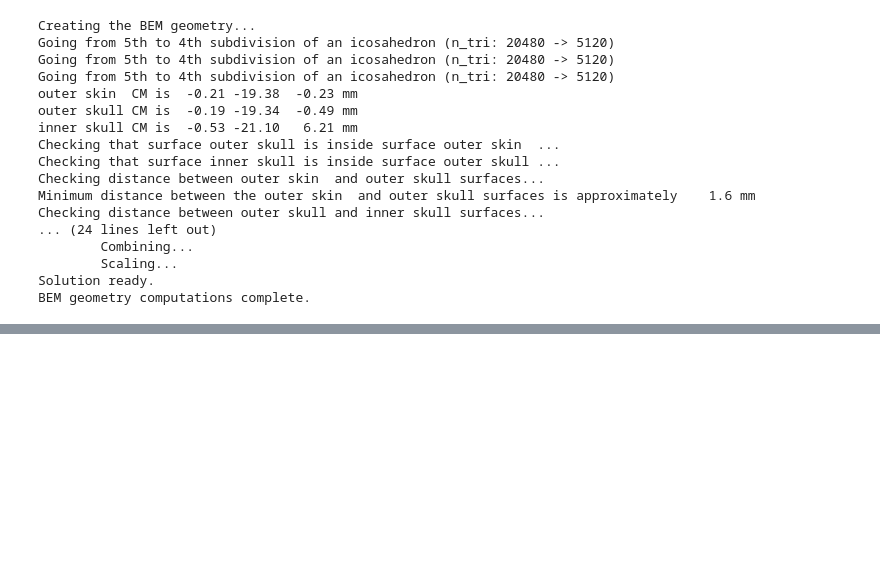
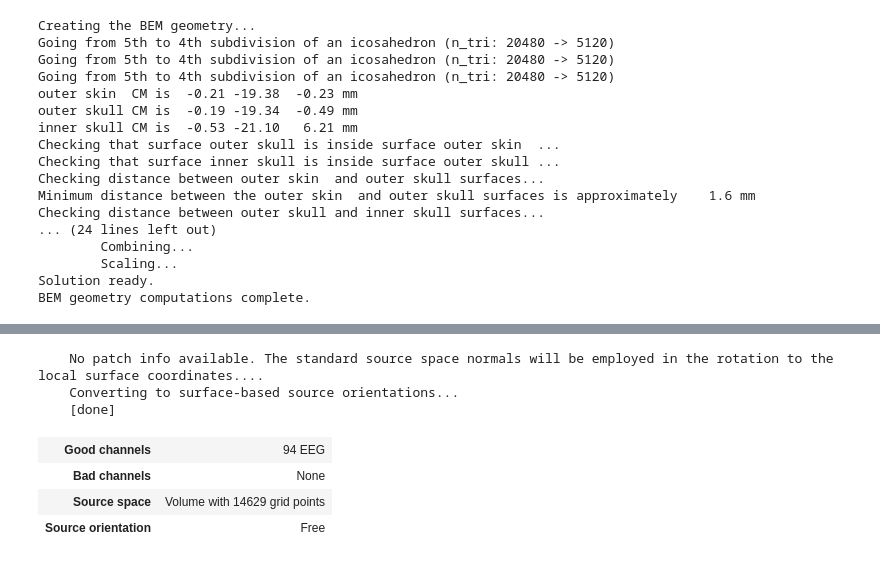
Before and after one commit to lauraflyra/neurolib, a Jupyter notebook: ni_eeg_forward_project/playground_dev/src_space_setup.ipynb, the cells around one changed output, grey strips where cells are left out. Drawn from its saved outputs; the diff is of its cells as text; code cells hidden in the pictures; blank space fills up the shorter version.

```diff
--- a/ni_eeg_forward_project/playground_dev/src_space_setup.ipynb
+++ b/ni_eeg_forward_project/playground_dev/src_space_setup.ipynb
@@ -50,0 +88,52 @@ Surface extent:
+# %%
+fig = mne.viz.create_3d_figure(size=(600, 400))
+
+# Plot the cortex
+mne.viz.plot_alignment(
+    subject=subject, subjects_dir=subject_dir, trans=trans,
+    surfaces='white', coord_frame='head', fig=fig)
+
+# Show the three dipoles defined at each location in the source space
+mne.viz.plot_alignment(
+    subject=subject, subjects_dir=subject_dir, trans=trans, fwd=forward_solution,
+    surfaces='white', coord_frame='head', fig=fig)
+
+mne.viz.set_3d_view(figure=fig, azimuth=180, distance=0.25)
+# %%
+hem = forward_solution['src'][0]  # Visualize the left hemisphere
+verts = hem['rr']  # The vertices of the source space
+tris = hem['tris']  # Groups of three vertices that form triangles
+dip_pos = hem['rr'][hem['vertno']]  # The position of the dipoles
+dip_ori = hem['nn'][hem['vertno']]
+dip_len = len(dip_pos)
+dip_times = [0]
+white = (1.0, 1.0, 1.0)  # RGB values for a white color
+
+actual_amp = np.ones(dip_len)  # misc amp to create Dipole instance
+actual_gof = np.ones(dip_len)  # misc GOF to create Dipole instance
+dipoles = mne.Dipole(dip_times, dip_pos, actual_amp, dip_ori, actual_gof)
+# %%
+fig = mne.viz.create_3d_figure(size=(600, 400), bgcolor=white)
+coord_frame = 'mri'
+
+# Plot the cortex
+mne.viz.plot_alignment(
+    subject=subject, subjects_dir=subject_dir, trans=trans, surfaces='white',
+    coord_frame=coord_frame, fig=fig)
+
+# Mark the position of the dipoles with small red dots
+mne.viz.plot_dipole_locations(
+    dipoles=dipoles, trans=trans, mode='sphere', subject=subject,
+    subjects_dir=subject_dir, coord_frame=coord_frame, scale=7e-4, fig=fig)
+
+mne.viz.set_3d_view(figure=fig, azimuth=180, distance=0.25)
+# %%
+mne.convert_forward_solution(forward_solution, surf_ori=True, copy=False)
+# %% [output]
+    No patch info available. The standard source space normals will be employed in the rotation to the local surface coordinates....
+    Converting to surface-based source orientations...
+    [done]
+| Good channels | 94 EEG |
+| Bad channels | None |
+| Source space | Volume with 14629 grid points |
+| Source orientation | Free |
```
Also changed, not shown: parts of 8 cells of this notebook, 4 other files.
